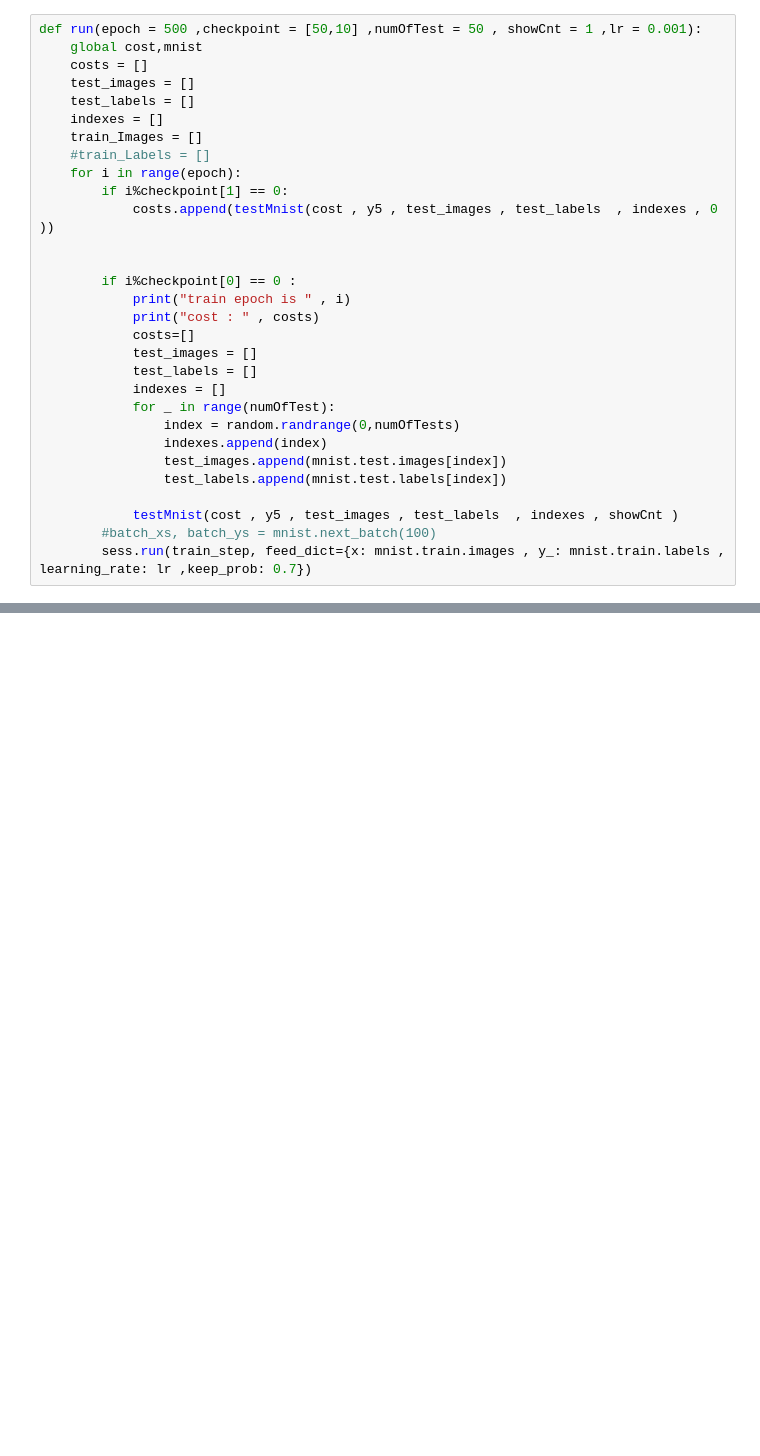
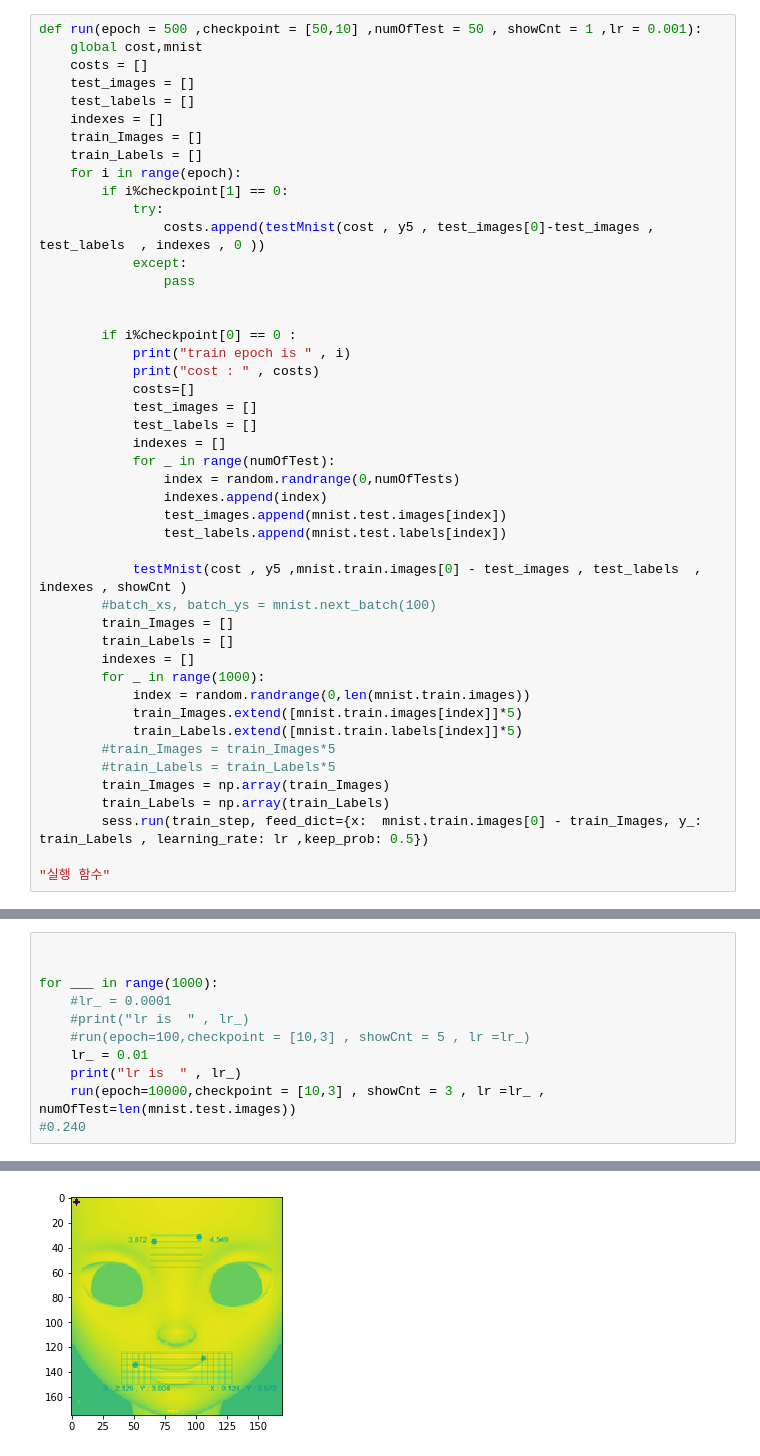
Before and after one commit to june9713/face2face, a Jupyter notebook: Face2Face.ipynb, the cells around one changed output, grey strips where cells are left out. Drawn from its saved outputs; the diff is of its cells as text; blank space fills up the shorter version.

```diff
--- a/Face2Face.ipynb
+++ b/Face2Face.ipynb
@@ -120,10 +187,13 @@ def run(epoch = 500 ,checkpoint = [50,10] ,numOfTest = 50 , showCnt = 1 ,lr = 0.
     test_labels = []
     indexes = []
     train_Images = []
-    #train_Labels = []
+    train_Labels = []
     for i in range(epoch):
         if i%checkpoint[1] == 0:
-            costs.append(testMnist(cost , y5 , test_images , test_labels  , indexes , 0 ))
+            try:
+                costs.append(testMnist(cost , y5 , test_images[0]-test_images , test_labels  , indexes , 0 ))
+            except:
+                pass
 
 
         if i%checkpoint[0] == 0 :
@@ -139,6 +209,19 @@ def run(epoch = 500 ,checkpoint = [50,10] ,numOfTest = 50 , showCnt = 1 ,lr = 0.
                 test_images.append(mnist.test.images[index])
                 test_labels.append(mnist.test.labels[index])
 
-            testMnist(cost , y5 , test_images , test_labels  , indexes , showCnt )
+            testMnist(cost , y5 ,mnist.train.images[0] - test_images , test_labels  , indexes , showCnt )
         #batch_xs, batch_ys = mnist.next_batch(100)
-        sess.run(train_step, feed_dict={x: mnist.train.images , y_: mnist.train.labels , learning_rate: lr ,keep_prob: 0.7})
+        train_Images = []
+        train_Labels = []
+        indexes = []
+        for _ in range(1000):
+            index = random.randrange(0,len(mnist.train.images))
+            train_Images.extend([mnist.train.images[index]]*5)
+            train_Labels.extend([mnist.train.labels[index]]*5)
+        #train_Images = train_Images*5
+        #train_Labels = train_Labels*5
+        train_Images = np.array(train_Images)
+        train_Labels = np.array(train_Labels)
+        sess.run(train_step, feed_dict={x:  mnist.train.images[0] - train_Images, y_: train_Labels , learning_rate: lr ,keep_prob: 0.5})
+
+"실행 함수"
@@ -164,0 +230,12 @@ cost :  [0.0013046189, 0.0012613008, 0.0012501839]
+# %%
+
+
+for ___ in range(1000):
+    #lr_ = 0.0001
+    #print("lr is  " , lr_)
+    #run(epoch=100,checkpoint = [10,3] , showCnt = 5 , lr =lr_)
+    lr_ = 0.01
+    print("lr is  " , lr_)
+    run(epoch=10000,checkpoint = [10,3] , showCnt = 3 , lr =lr_ , numOfTest=len(mnist.test.images))
+#0.240
+# %% [output]
@@ -164,0 +248 @@ cost :  [0.0013046189, 0.0012613008, 0.0012501839]
+[figure, added]
```
Also changed, not shown: parts of 9 cells of this notebook.
